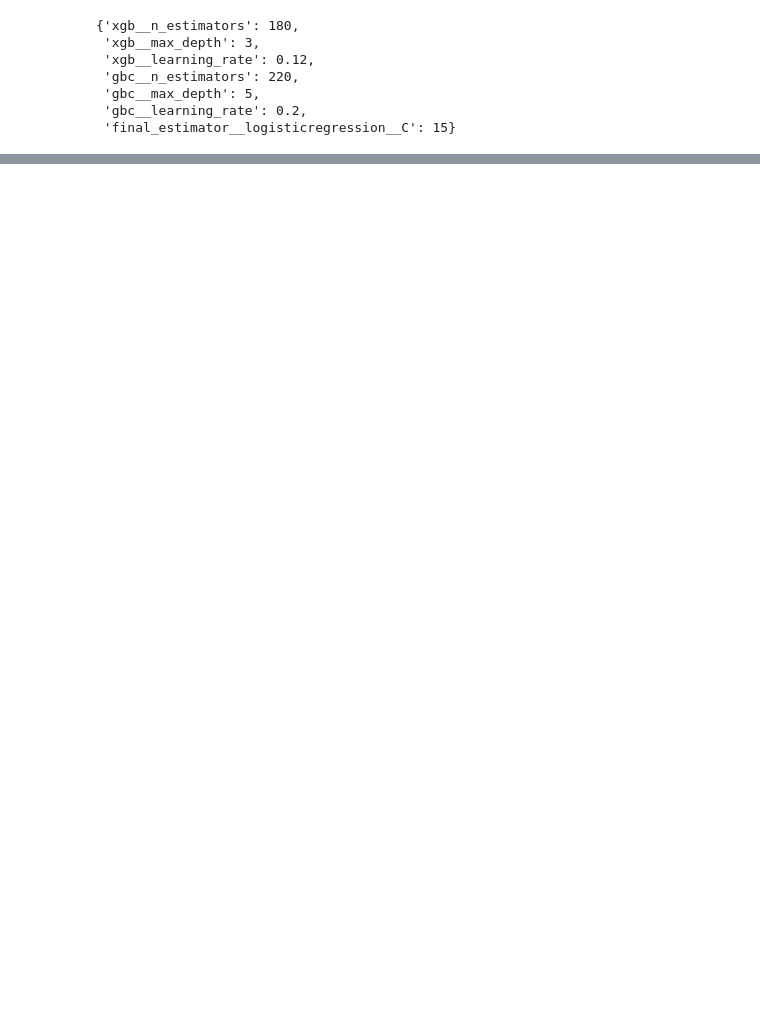
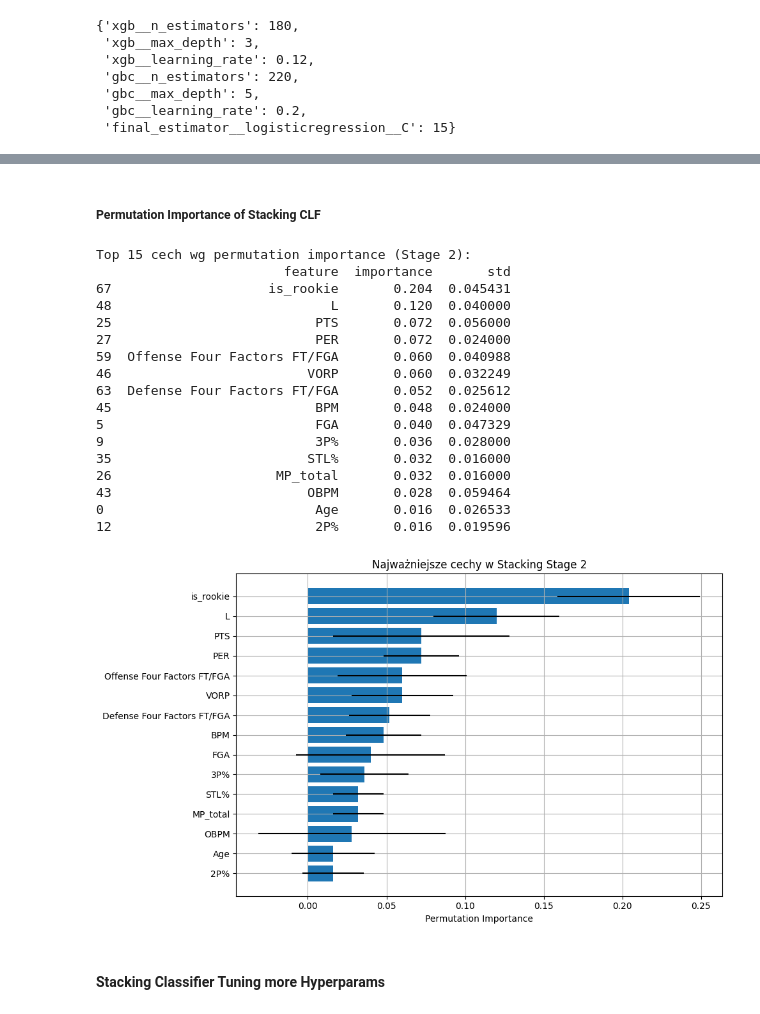
Before and after one commit to Mateo755/PROJECT-NBA_Awards_Prediction, a Jupyter notebook: models_combining.ipynb, the cells around one changed output, grey strips where cells are left out. Saved outputs shown, nothing was run; the diff lists cells and outputs as text; code cells hidden in the pictures; blank space fills up the shorter version.

```diff
--- a/models_combining.ipynb
+++ b/models_combining.ipynb
@@ -624,3 +605,74 @@ df_pred_sorted.to_csv("stage2_all_players_probs.csv", index=False)
+# %% [markdown]
+##### Permutation Importance of Stacking CLF
+# %%
+# Zakładamy, że target znajduje się w kolumnie o nazwie 'target'
+y_test_target = df.loc[test_mask, "target"]
+
+# Filtrujemy po tych samych predykcjach co stage1
+y_test_stage2 = y_test_target[stage1_preds == 1].map(class_map).reset_index(drop=True)
+
+
+
+from sklearn.inspection import permutation_importance
+import pandas as pd
+import matplotlib.pyplot as plt
+
+# === 1. Załóżmy, że masz:
+# stacking_best_stage2 — wytrenowany model dla stage 2 (np. StackingClassifier)
+# X_test_stage2 — dane testowe z klasyfikacji binarnej stage 1
+# y_test_stage2 — mapowane etykiety klas (0–4)
+
+# === 2. Obliczamy permutation importance
+result = permutation_importance(
+    estimator=stacking_best,
+    X=X_test_stage2,
+    y=y_test_stage2,
+    n_repeats=10,
+    random_state=42,
+    n_jobs=-1
+)
+
+# === 3. Formatowanie wyników
+importance_df = pd.DataFrame({
+    "feature": X_test_stage2.columns,
+    "importance": result.importances_mean,
+    "std": result.importances_std
+}).sort_values(by="importance", ascending=False)
+
+# === 4. Wyświetlenie top 15 cech
+print("Top 15 cech wg permutation importance (Stage 2):")
+print(importance_df.head(15))
+
+# === 5. (Opcjonalnie) Wykres
+plt.figure(figsize=(10, 6))
+plt.barh(importance_df.head(15)["feature"], importance_df.head(15)["importance"], xerr=importance_df.head(15)["std"])
+plt.xlabel("Permutation Importance")
+plt.title("Najważniejsze cechy w Stacking Stage 2")
+plt.gca().invert_yaxis()
+plt.grid(True)
+plt.tight_layout()
+plt.show()
+# %% [output]
+Top 15 cech wg permutation importance (Stage 2):
+                        feature  importance       std
+67                    is_rookie       0.204  0.045431
+48                            L       0.120  0.040000
+25                          PTS       0.072  0.056000
+27                          PER       0.072  0.024000
+59  Offense Four Factors FT/FGA       0.060  0.040988
+46                         VORP       0.060  0.032249
+63  Defense Four Factors FT/FGA       0.052  0.025612
+45                          BPM       0.048  0.024000
+5                           FGA       0.040  0.047329
+9                           3P%       0.036  0.028000
+35                         STL%       0.032  0.016000
+26                     MP_total       0.032  0.016000
+43                         OBPM       0.028  0.059464
+0                           Age       0.016  0.026533
+12                          2P%       0.016  0.019596
+[figure, added]
+# %% [markdown]
+#### Stacking Classifier Tuning more Hyperparams
 # %%
 import pandas as pd
 import json
```
Also changed, not shown: parts of 17 cells of this notebook, 1 other file.
